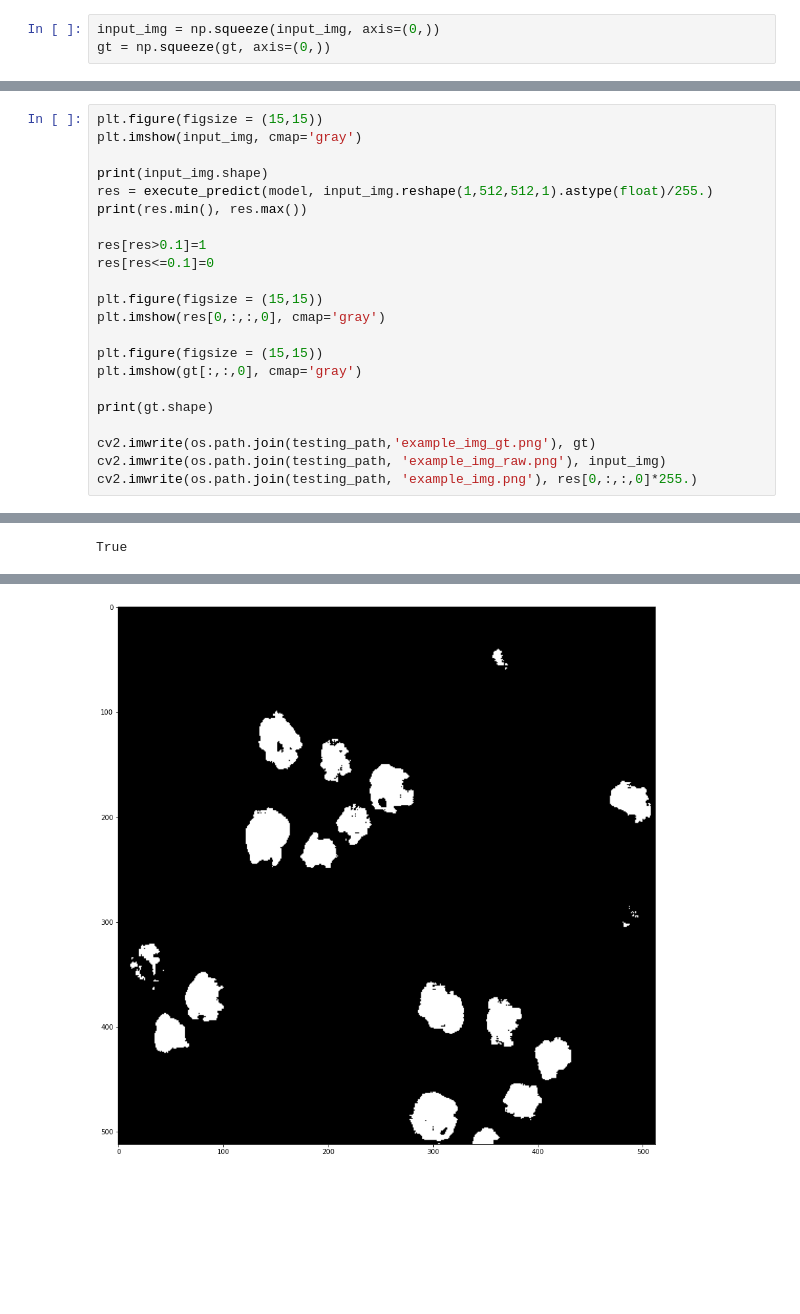
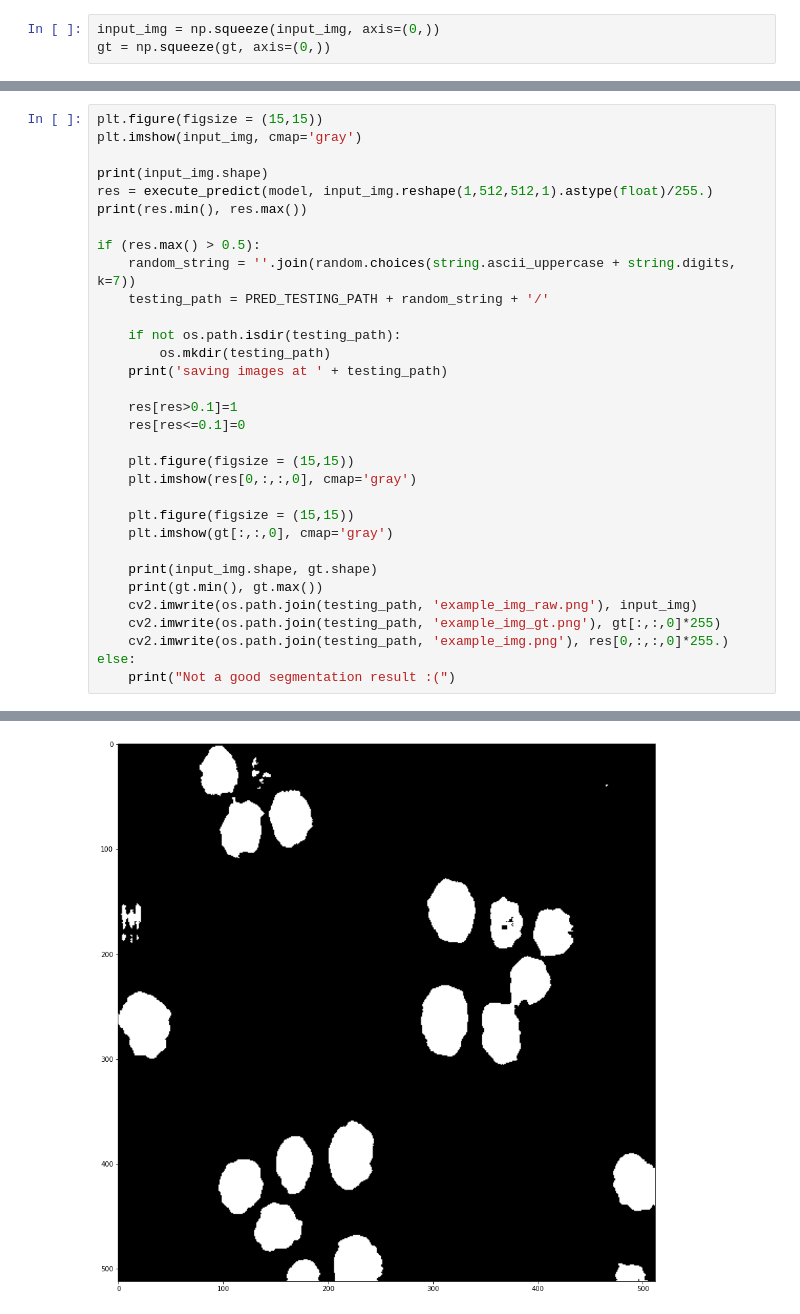
Before and after one commit to jainkhere/flyem, a Jupyter notebook: _EXPERIMENTS/fully-supervised-custom-unet/unet_test_04_12-2.ipynb, the cells around one changed output, grey strips where cells are left out. Drawn from its saved outputs; the diff is of its cells as text; blank space fills up the shorter version.

Commit message:
result on single image

```diff
--- a/_EXPERIMENTS/fully-supervised-custom-unet/unet_test_04_12-2.ipynb
+++ b/_EXPERIMENTS/fully-supervised-custom-unet/unet_test_04_12-2.ipynb
@@ -160,19 +148,29 @@ print(input_img.shape)
 res = execute_predict(model, input_img.reshape(1,512,512,1).astype(float)/255.)
 print(res.min(), res.max())
 
-res[res>0.1]=1
-res[res<=0.1]=0
+if (res.max() > 0.5):
+    random_string = ''.join(random.choices(string.ascii_uppercase + string.digits, k=7))
+    testing_path = PRED_TESTING_PATH + random_string + '/'
 
-plt.figure(figsize = (15,15))
-plt.imshow(res[0,:,:,0], cmap='gray')
+    if not os.path.isdir(testing_path):
+        os.mkdir(testing_path)
+    print('saving images at ' + testing_path)
 
-plt.figure(figsize = (15,15))
-plt.imshow(gt[:,:,0], cmap='gray')
+    res[res>0.1]=1
+    res[res<=0.1]=0
 
-print(gt.shape)
+    plt.figure(figsize = (15,15))
+    plt.imshow(res[0,:,:,0], cmap='gray')
 
-cv2.imwrite(os.path.join(testing_path,'example_img_gt.png'), gt)
-cv2.imwrite(os.path.join(testing_path, 'example_img_raw.png'), input_img)
-cv2.imwrite(os.path.join(testing_path, 'example_img.png'), res[0,:,:,0]*255.)
+    plt.figure(figsize = (15,15))
+    plt.imshow(gt[:,:,0], cmap='gray')
+
+    print(input_img.shape, gt.shape)
+    print(gt.min(), gt.max())
+    cv2.imwrite(os.path.join(testing_path, 'example_img_raw.png'), input_img)
+    cv2.imwrite(os.path.join(testing_path, 'example_img_gt.png'), gt[:,:,0]*255)
+    cv2.imwrite(os.path.join(testing_path, 'example_img.png'), res[0,:,:,0]*255.)
+else:
+    print("Not a good segmentation result :(")
 # %% [output]
 (512, 512, 1)
@@ -181 +180,0 @@ cv2.imwrite(os.path.join(testing_path, 'example_img.png'), res[0,:,:,0]*255.)
-True
@@ -183 +182 @@ True
-[figure, old version]
+[figure, new version]
```
Also changed, not shown: parts of 5 cells of this notebook.
